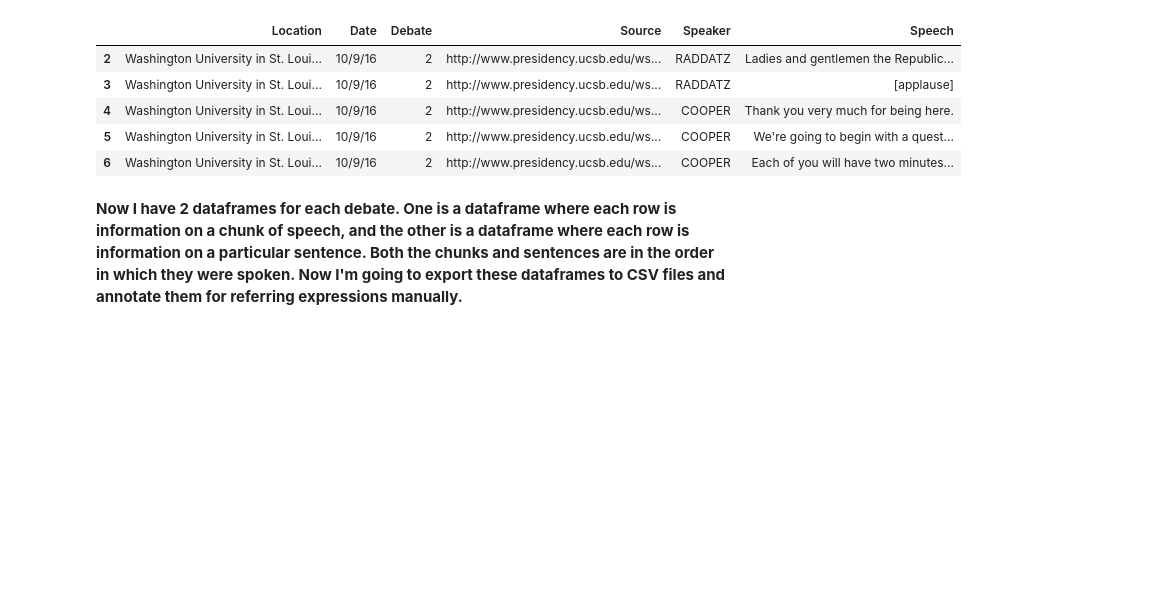
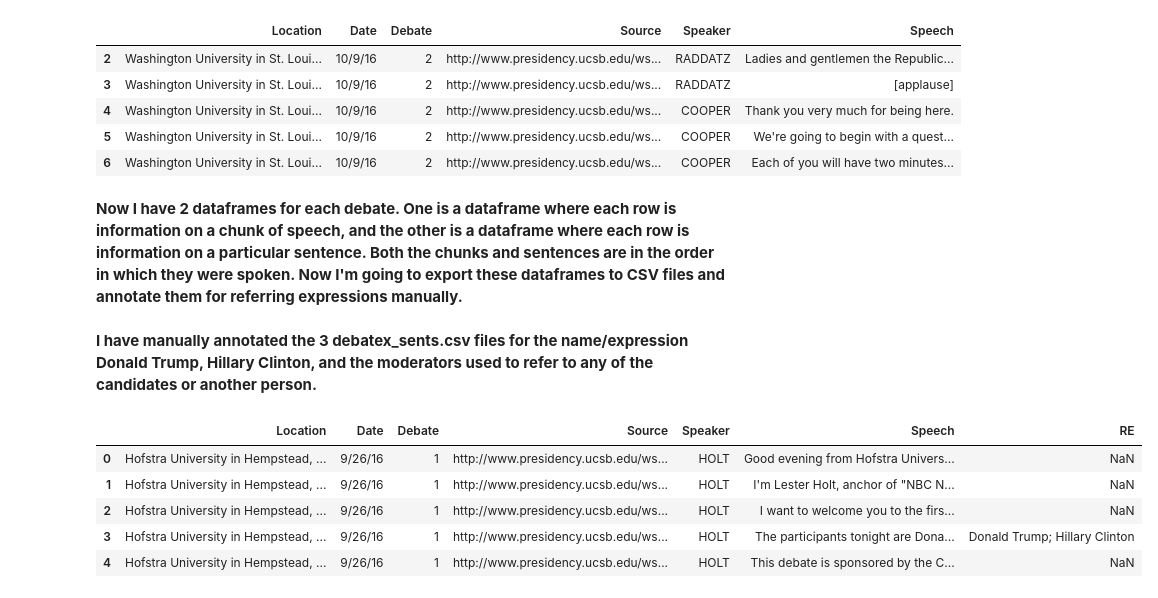
Before and after one commit to Data-Science-for-Linguists/2016-Debates-and-Referring-Expressions, a Jupyter notebook: data_processing.ipynb, the cells around one changed output. Saved outputs shown, nothing was run; the diff lists cells and outputs as text; code cells hidden in the pictures; blank space fills up the shorter version.

```diff
--- a/data_processing.ipynb
+++ b/data_processing.ipynb
@@ -357,3 +357,17 @@ df3_sents.to_csv('debate3_sents.csv')
 debate1df.to_csv('debate1.csv')
 debate2df.to_csv('debate2.csv')
 debate3df.to_csv('debate3.csv')
+# %% [markdown]
+**I have manually annotated the 3 debatex_sents.csv files for the name/expression Donald Trump, Hillary Clinton, and the moderators used to refer to any of the candidates or another person.**
+# %%
+df1_re = pd.read_csv('debate1_sents_first.csv', encoding = 'latin1')
+df1_re = df1_re.drop('Unnamed: 0', 1)
+# %%
+df1_re.head()
+# %% [output]
+|  | Location | Date | Debate | Source | Speaker | Speech | RE |
+| 0 | Hofstra University in Hempstead, ... | 9/26/16 | 1 | http://www.presidency.ucsb.edu/ws... | HOLT | Good evening from Hofstra Univers... | NaN |
+| 1 | Hofstra University in Hempstead, ... | 9/26/16 | 1 | http://www.presidency.ucsb.edu/ws... | HOLT | I'm Lester Holt, anchor of "NBC N... | NaN |
+| 2 | Hofstra University in Hempstead, ... | 9/26/16 | 1 | http://www.presidency.ucsb.edu/ws... | HOLT | I want to welcome you to the firs... | NaN |
+| 3 | Hofstra University in Hempstead, ... | 9/26/16 | 1 | http://www.presidency.ucsb.edu/ws... | HOLT | The participants tonight are Dona... | Donald Trump; Hillary Clinton |
+| 4 | Hofstra University in Hempstead, ... | 9/26/16 | 1 | http://www.presidency.ucsb.edu/ws... | HOLT | This debate is sponsored by the C... | NaN |
```
Also changed, not shown: parts of 4 cells of this notebook.
